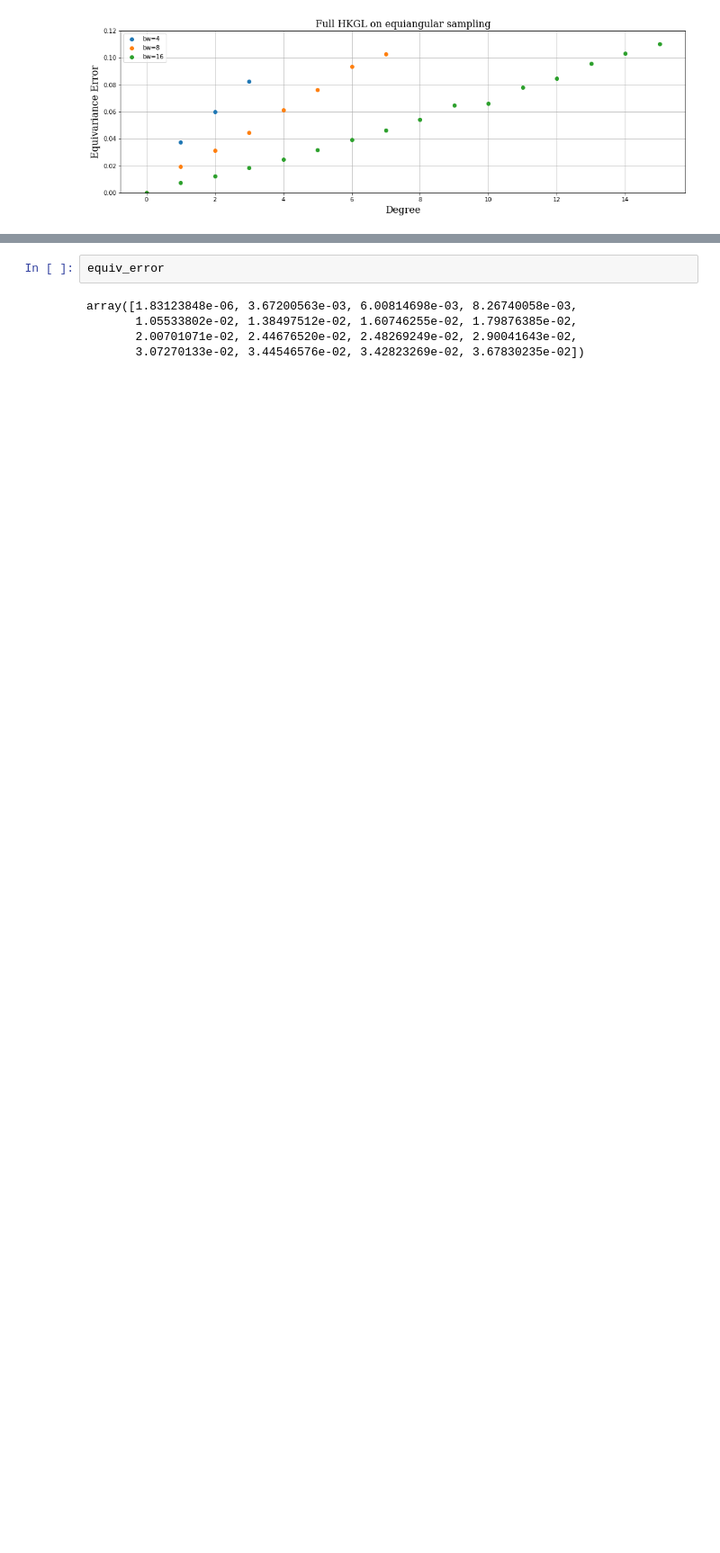
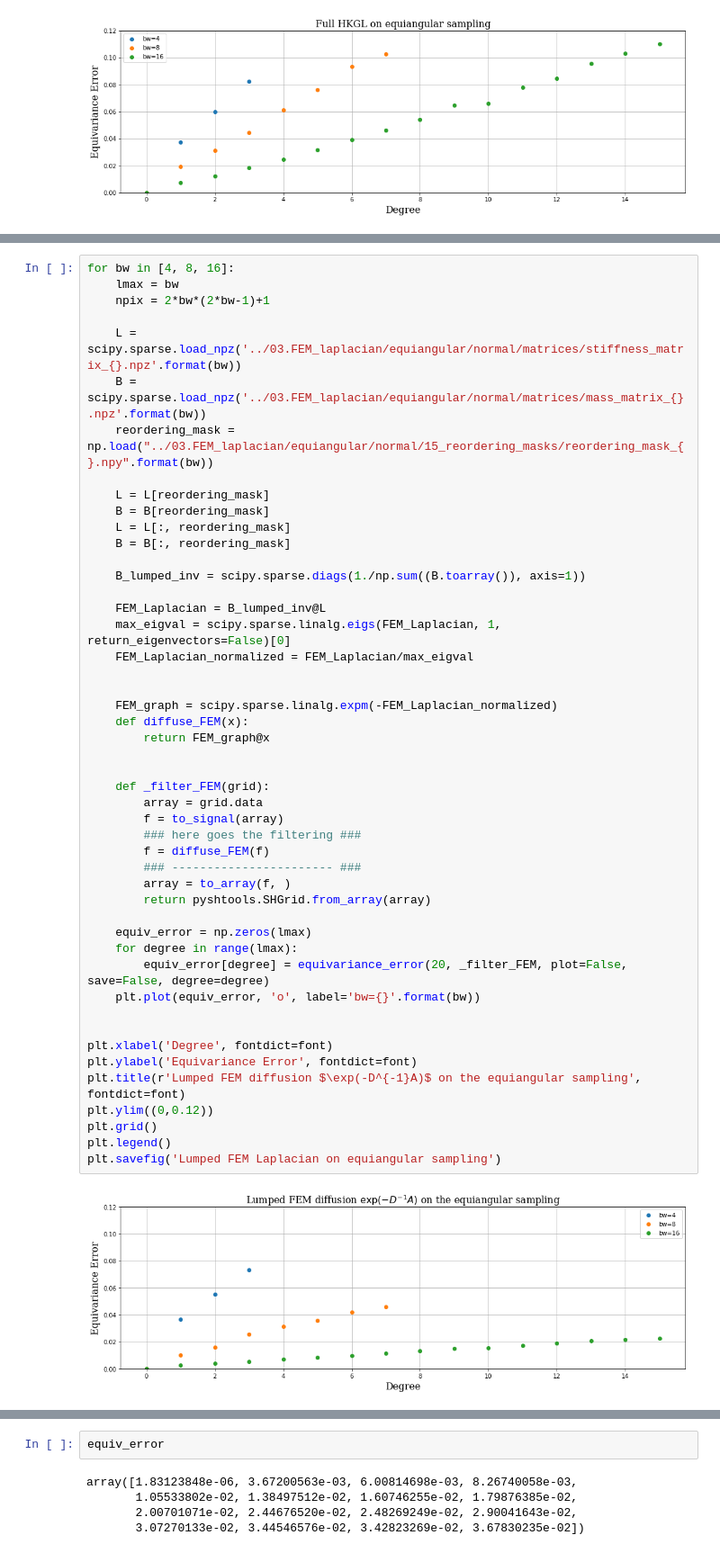
Before and after one commit to MartMilani/PDM, a Jupyter notebook: codes/06.Equivariance_error/equiangular_equivariance_error.ipynb, the cells around one changed output, grey strips where cells are left out. Shown at 90% size. Saved outputs shown, nothing was run; the diff lists cells and outputs as text; blank space fills up the shorter version.

```diff
--- a/codes/06.Equivariance_error/equiangular_equivariance_error.ipynb
+++ b/codes/06.Equivariance_error/equiangular_equivariance_error.ipynb
@@ -233,3 +283,53 @@ plt.savefig('Full HKGL on equiangular sampling')
+# %%
+for bw in [4, 8, 16]:
+    lmax = bw
+    npix = 2*bw*(2*bw-1)+1
+
+    L = scipy.sparse.load_npz('../03.FEM_laplacian/equiangular/normal/matrices/stiffness_matrix_{}.npz'.format(bw))
+    B = scipy.sparse.load_npz('../03.FEM_laplacian/equiangular/normal/matrices/mass_matrix_{}.npz'.format(bw))
+    reordering_mask = np.load("../03.FEM_laplacian/equiangular/normal/15_reordering_masks/reordering_mask_{}.npy".format(bw))
+
+    L = L[reordering_mask]
+    B = B[reordering_mask]
+    L = L[:, reordering_mask]
+    B = B[:, reordering_mask]
+
+    B_lumped_inv = scipy.sparse.diags(1./np.sum((B.toarray()), axis=1))
+
+    FEM_Laplacian = B_lumped_inv@L
+    max_eigval = scipy.sparse.linalg.eigs(FEM_Laplacian, 1, return_eigenvectors=False)[0]
+    FEM_Laplacian_normalized = FEM_Laplacian/max_eigval
+
+
+    FEM_graph = scipy.sparse.linalg.expm(-FEM_Laplacian_normalized)
+    def diffuse_FEM(x):
+        return FEM_graph@x
+
+
+    def _filter_FEM(grid):
+        array = grid.data
+        f = to_signal(array)
+        ### here goes the filtering ###
+        f = diffuse_FEM(f)
+        ### ----------------------- ###
+        array = to_array(f, )
+        return pyshtools.SHGrid.from_array(array)
+
+    equiv_error = np.zeros(lmax)
+    for degree in range(lmax):
+        equiv_error[degree] = equivariance_error(20, _filter_FEM, plot=False, save=False, degree=degree)
+    plt.plot(equiv_error, 'o', label='bw={}'.format(bw))
+
+
+plt.xlabel('Degree', fontdict=font)
+plt.ylabel('Equivariance Error', fontdict=font)
+plt.title(r'Lumped FEM diffusion $\exp(-D^{-1}A)$ on the equiangular sampling', fontdict=font)
+plt.ylim((0,0.12))
+plt.grid()
+plt.legend()
+plt.savefig('Lumped FEM Laplacian on equiangular sampling')
+# %% [output]
+[figure, added]
 # %%
 for bw in [4, 8, 16]:
     lmax = bw
```
Also changed, not shown: parts of 3 cells of this notebook, 11 other files.
